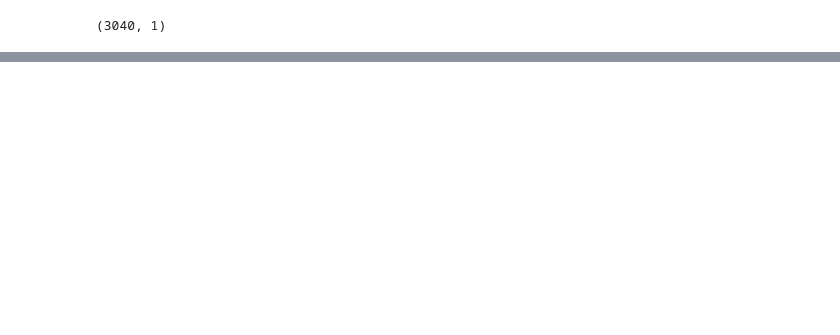
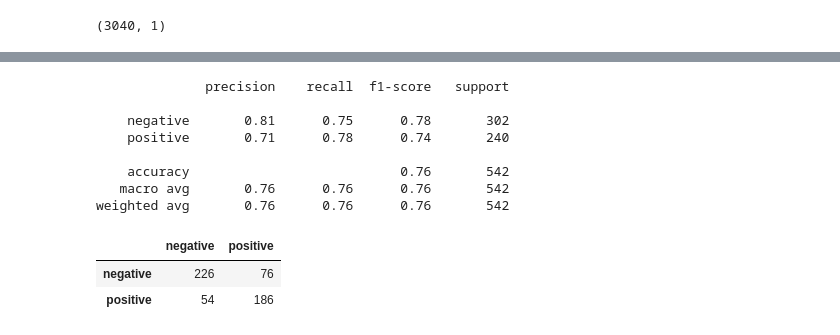
Before and after one commit to Dienert/reviews_analyzer, a Jupyter notebook: notebooks/5 - LSTM.ipynb, the cells around one changed output, grey strips where cells are left out. Cells and saved outputs as stored; diff of their text form; code cells hidden in the pictures; blank space fills up the shorter version.

```diff
--- a/notebooks/5 - LSTM.ipynb
+++ b/notebooks/5 - LSTM.ipynb
@@ -487,0 +467,12 @@ pd.DataFrame(confusion_matrix(test_labels, predictions), index=labels, columns=l
+# %%
+model2 = tf.keras.models.Sequential()
+model2.add(tf.keras.layers.Embedding(input_dim=VOCAB_SIZE, output_dim=EMBEDDING_DIM, input_length=MAX_SEQUENCE_LENGTH))
+model2.add(tf.keras.layers.SpatialDropout1D(0.1))
+model2.add(tf.keras.layers.LSTM(LSTM_DIM, return_sequences=True))
+model2.add(tf.keras.layers.LSTM(LSTM_DIM, return_sequences=False))
+model2.add(tf.keras.layers.Dense(256, activation='relu'))
+model2.add(tf.keras.layers.Dense(1, activation="sigmoid"))
+
+model2.compile(loss="binary_crossentropy", optimizer="adam",
+              metrics=["accuracy"])
+model2.summary()
@@ -487,0 +502,12 @@ pd.DataFrame(confusion_matrix(test_labels, predictions), index=labels, columns=l
+# %%
+batch_size = 128
+EPOCHS = 10
+
+es = tf.keras.callbacks.EarlyStopping(monitor='val_loss',
+                                      patience=2,
+                                      restore_best_weights=True,
+                                      verbose=1)
+
+model2.fit(X_train, y_train, epochs=EPOCHS, batch_size=batch_size,
+           callbacks=[es],
+           shuffle=True, validation_split=0.1, verbose=1)
@@ -487,0 +534,3 @@ pd.DataFrame(confusion_matrix(test_labels, predictions), index=labels, columns=l
+# %%
+predictions = model2.predict_classes(X_test).ravel()
+predictions[:10]
@@ -487,0 +539,3 @@ pd.DataFrame(confusion_matrix(test_labels, predictions), index=labels, columns=l
+# %%
+predictions = ['positive' if item == 1 else 'negative' for item in predictions]
+predictions[:10]
@@ -487,0 +553,16 @@ pd.DataFrame(confusion_matrix(test_labels, predictions), index=labels, columns=l
+# %%
+labels = ['negative', 'positive']
+print(classification_report(test_sentiments, predictions))
+pd.DataFrame(confusion_matrix(test_sentiments, predictions), index=labels, columns=labels)
+# %% [output]
+              precision    recall  f1-score   support
+
+    negative       0.81      0.75      0.78       302
+    positive       0.71      0.78      0.74       240
+
+    accuracy                           0.76       542
+   macro avg       0.76      0.76      0.76       542
+weighted avg       0.76      0.76      0.76       542
+|  | negative | positive |
+| negative | 226 | 76 |
+| positive | 54 | 186 |
```
Also changed, not shown: parts of 118 cells of this notebook.
